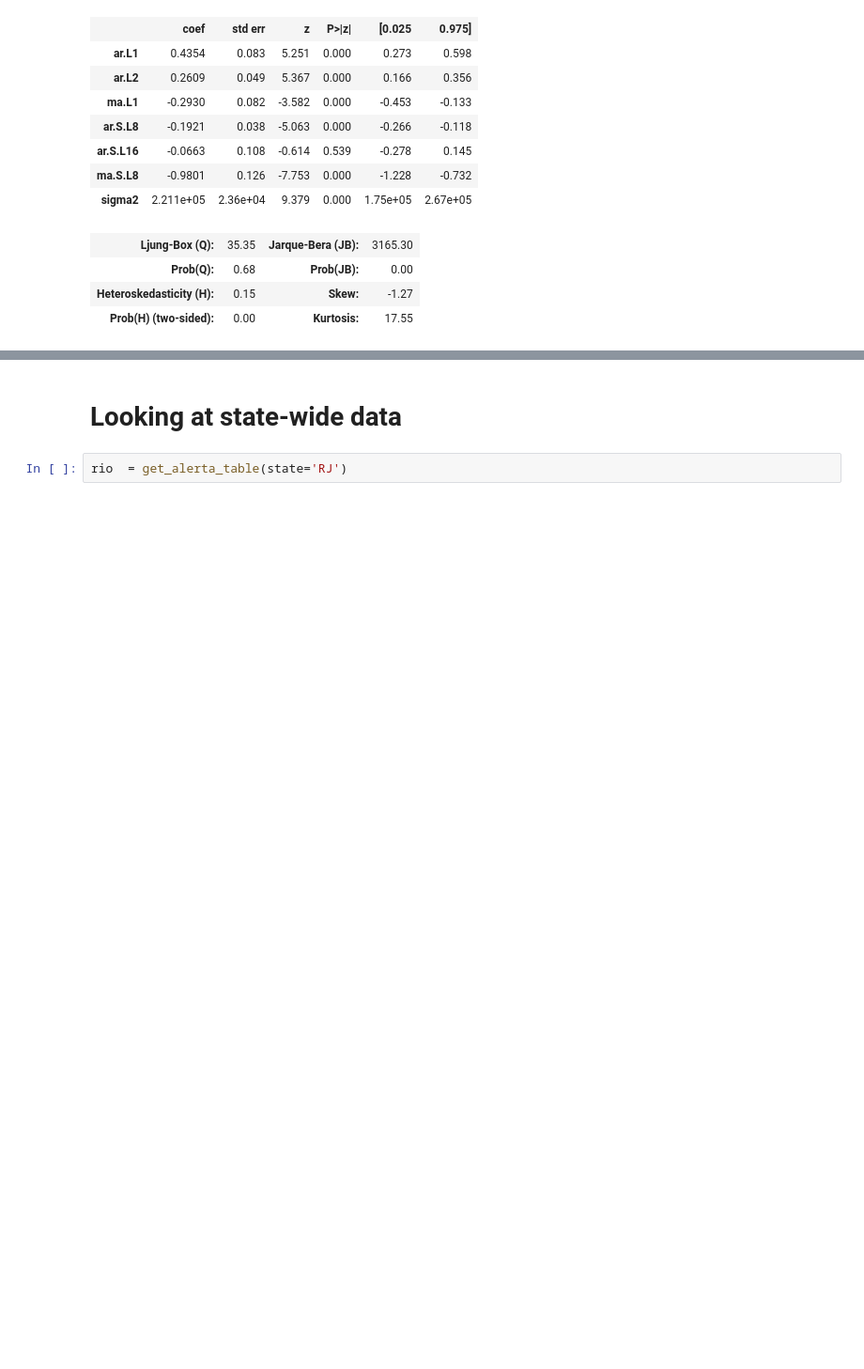
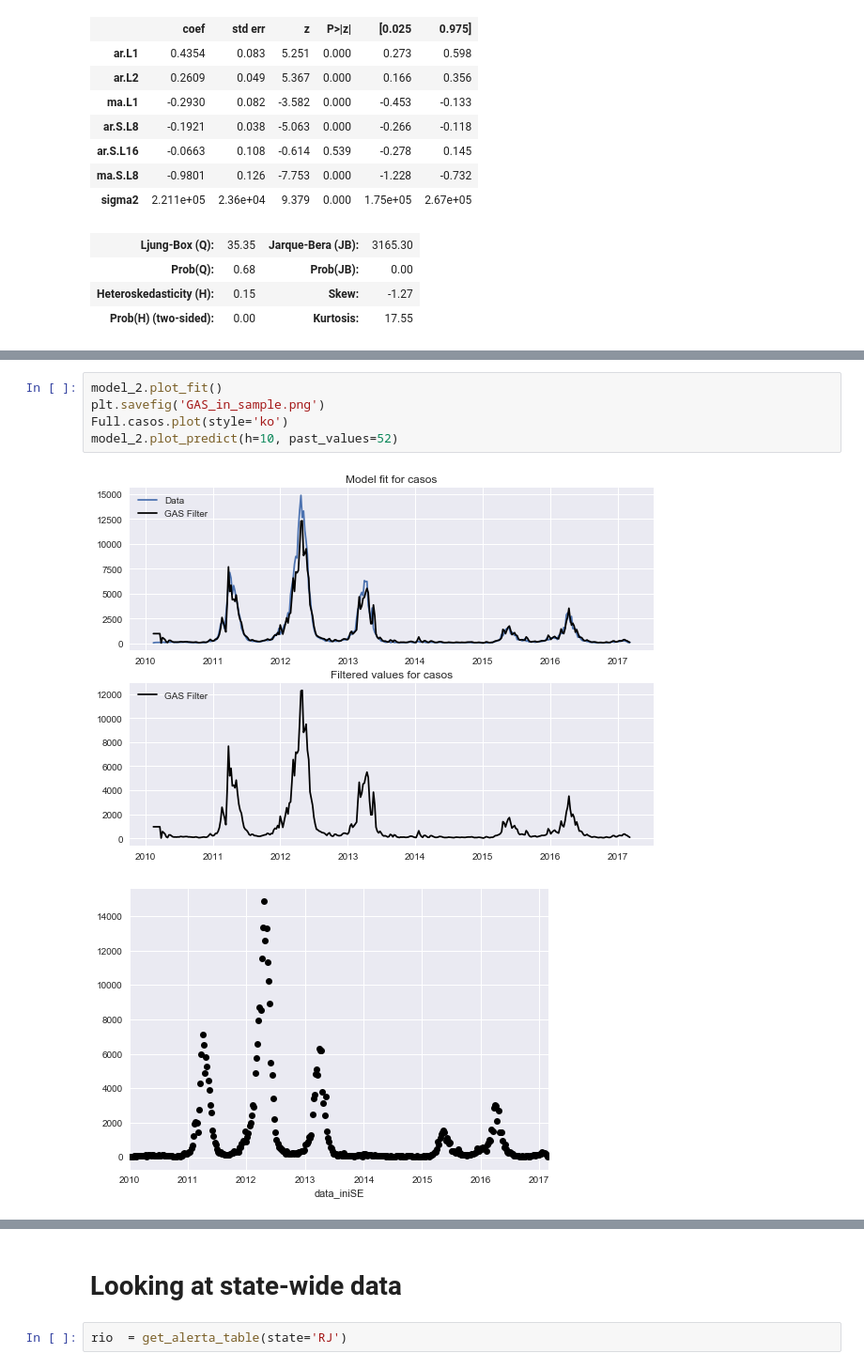
Before and after one commit to AlertaDengue/InfoDenguePredict, a Jupyter notebook: Notebooks/Data Exploration.ipynb, the cells around one changed output, grey strips where cells are left out. Shown: that part at 94% size. Saved outputs shown, nothing was run; the diff lists cells and outputs as text; blank space fills up the shorter version.

```diff
--- a/Notebooks/Data Exploration.ipynb
+++ b/Notebooks/Data Exploration.ipynb
@@ -152,0 +178,8 @@ plot_pred(fit_1)
+# %%
+model_2.plot_fit()
+plt.savefig('GAS_in_sample.png')
+Full.casos.plot(style='ko')
+model_2.plot_predict(h=10, past_values=52)
+# %% [output]
+[figure, added]
+[figure, added]
```
Also changed, not shown: parts of 5 cells of this notebook, 3 other files.
